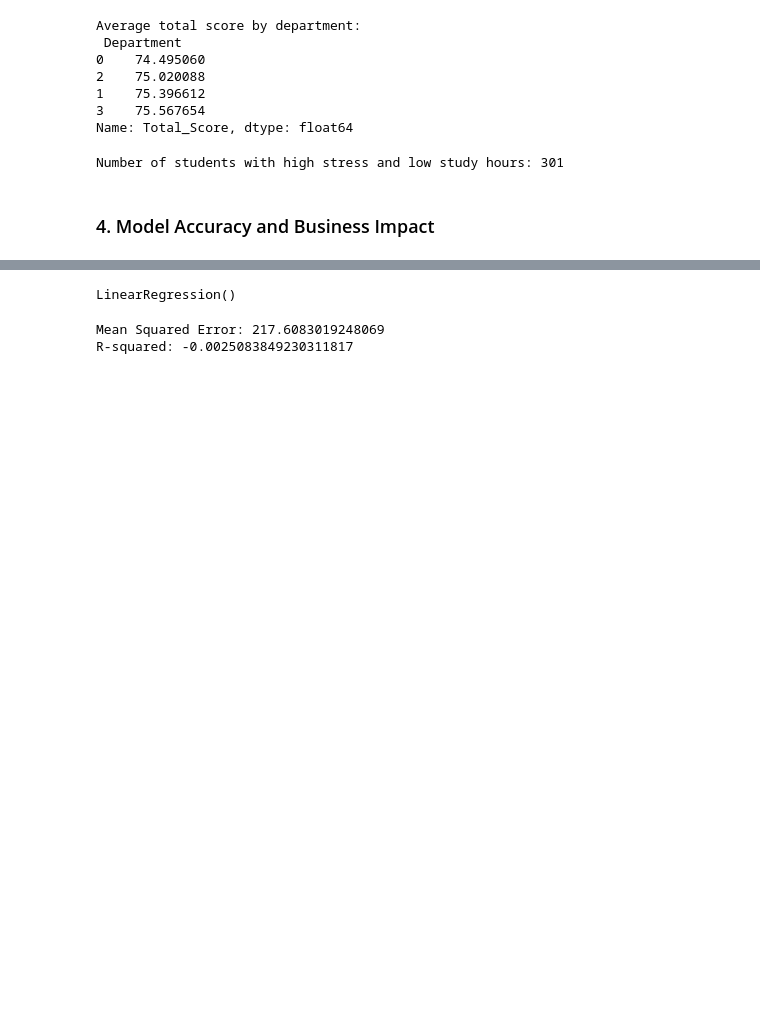
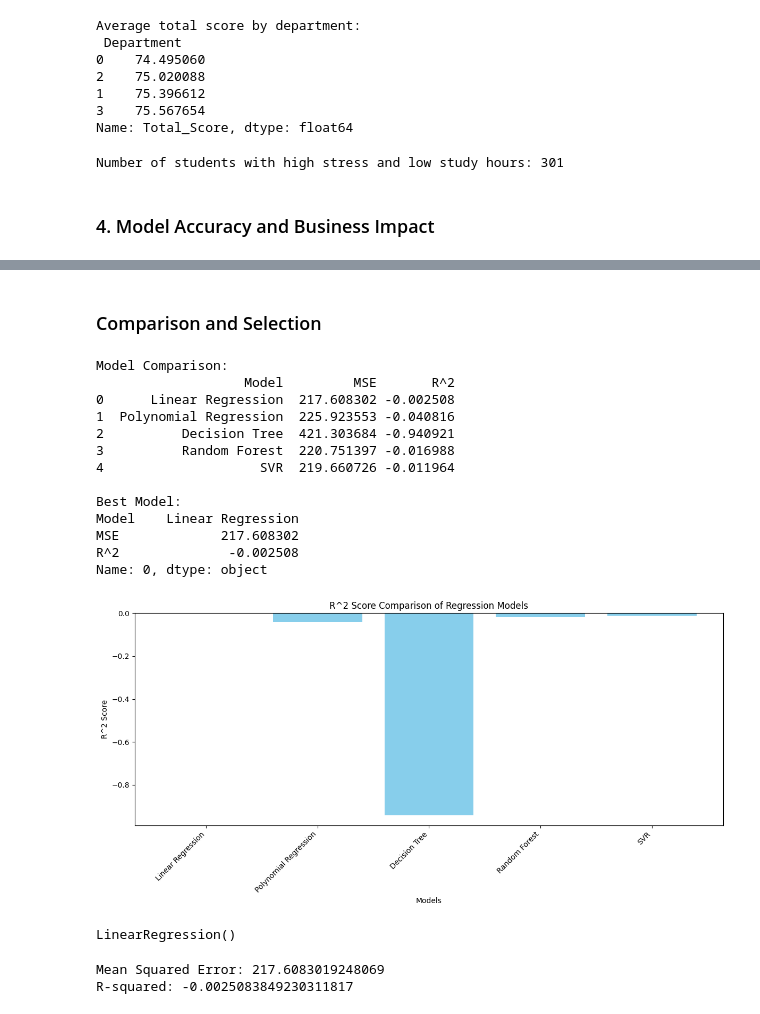
Before and after one commit to osandafdo/Student-Performance-Behavior-EDA, a Jupyter notebook: src/Student-performance-behavior-EDA.ipynb, the cells around one changed output, grey strips where cells are left out. Drawn from its saved outputs; the diff is of its cells as text; code cells hidden in the pictures; blank space fills up the shorter version.

```diff
--- a/src/Student-performance-behavior-EDA.ipynb
+++ b/src/Student-performance-behavior-EDA.ipynb
@@ -455,3 +513,49 @@ X_train, X_test, y_train, y_test = train_test_split(X, y, test_size=0.2, random_
+# %% [markdown]
+### Comparison and Selection
+# %%
+# Create a summary table
+model_names = ['Linear Regression', 'Polynomial Regression', 'Decision Tree', 'Random Forest', 'SVR']
+mse_scores = [linear_mse, polynomial_mse, decision_mse, random_mse, svr_mse]
+r2_scores = [linear_r2, polynomial_r2, decision_r2, random_r2, svr_r2]
+
+summary_table = pd.DataFrame({
+    'Model': model_names,
+    'MSE': mse_scores,
+    'R^2': r2_scores
+})
+
+print("\nModel Comparison:")
+print(summary_table)
+
+
+# Identify the best model based on R^2 score
+best_model = summary_table.loc[summary_table['R^2'].idxmax()]
+print(f"\nBest Model:\n{best_model}")
+
+# Plotting the results
+plt.figure(figsize=(12, 6))
+plt.bar(model_names, r2_scores, color='skyblue')
+plt.xlabel('Models')
+plt.ylabel('R^2 Score')
+plt.title('R^2 Score Comparison of Regression Models')
+plt.xticks(rotation=45, ha='right')
+plt.tight_layout()
+plt.show()
+# %% [output]
+Model Comparison:
+                   Model         MSE       R^2
+0      Linear Regression  217.608302 -0.002508
+1  Polynomial Regression  225.923553 -0.040816
+2          Decision Tree  421.303684 -0.940921
+3          Random Forest  220.751397 -0.016988
+4                    SVR  219.660726 -0.011964
+
+Best Model:
+Model    Linear Regression
+MSE             217.608302
+R^2              -0.002508
+Name: 0, dtype: object
+[figure, added]
 # %%
 # Train the model
 model = LinearRegression()
```
Also changed, not shown: parts of 5 cells of this notebook, 1 other file.
